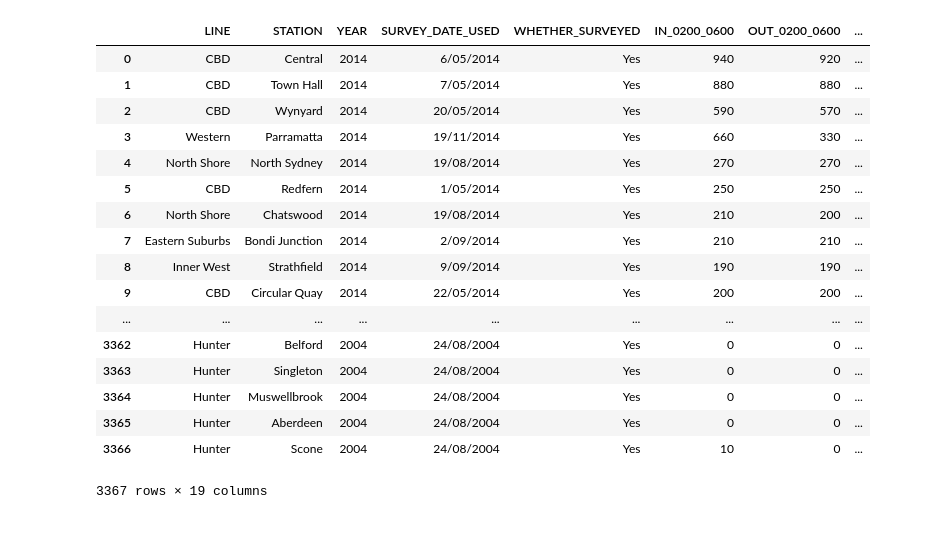
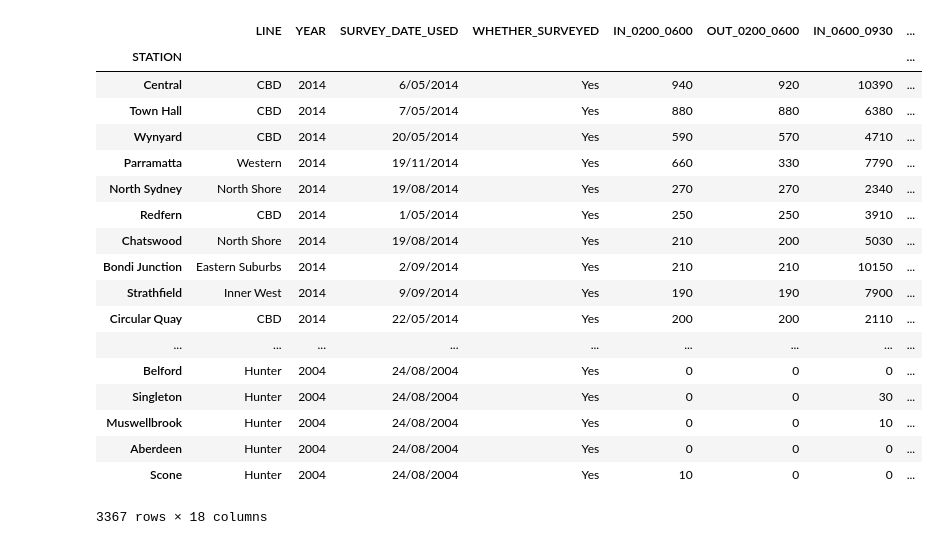
Before and after one commit to BastienZag/ga-datascience-weeks, a Jupyter notebook: week1-b/Load data from CSV.ipynb, the cells around one changed output. Saved outputs shown, nothing was run; the diff lists cells and outputs as text; code cells hidden in the pictures.

```diff
--- a/week1-b/Load data from CSV.ipynb
+++ b/week1-b/Load data from CSV.ipynb
@@ -1,23 +1,25 @@
 # %%
 import pandas
 # %%
-pandas.read_csv('../../SYD_DAT_7/data/sydtrains.csv')
+sydtrains = pandas.read_csv('../../SYD_DAT_7/data/sydtrains.csv', index_col=1)
+sydtrains
 # %% [output]
-|  | LINE | STATION | YEAR | SURVEY_DATE_USED | WHETHER_SURVEYED | IN_0200_0600 | OUT_0200_0600 | ... |
-| 0 | CBD | Central | 2014 | 6/05/2014 | Yes | 940 | 920 | ... |
-| 1 | CBD | Town Hall | 2014 | 7/05/2014 | Yes | 880 | 880 | ... |
-| 2 | CBD | Wynyard | 2014 | 20/05/2014 | Yes | 590 | 570 | ... |
-| 3 | Western | Parramatta | 2014 | 19/11/2014 | Yes | 660 | 330 | ... |
-| 4 | North Shore | North Sydney | 2014 | 19/08/2014 | Yes | 270 | 270 | ... |
-| 5 | CBD | Redfern | 2014 | 1/05/2014 | Yes | 250 | 250 | ... |
-| 6 | North Shore | Chatswood | 2014 | 19/08/2014 | Yes | 210 | 200 | ... |
-| 7 | Eastern Suburbs | Bondi Junction | 2014 | 2/09/2014 | Yes | 210 | 210 | ... |
-| 8 | Inner West | Strathfield | 2014 | 9/09/2014 | Yes | 190 | 190 | ... |
-| 9 | CBD | Circular Quay | 2014 | 22/05/2014 | Yes | 200 | 200 | ... |
+|  | LINE | YEAR | SURVEY_DATE_USED | WHETHER_SURVEYED | IN_0200_0600 | OUT_0200_0600 | IN_0600_0930 | ... |
+| STATION |  |  |  |  |  |  |  | ... |
+| Central | CBD | 2014 | 6/05/2014 | Yes | 940 | 920 | 10390 | ... |
+| Town Hall | CBD | 2014 | 7/05/2014 | Yes | 880 | 880 | 6380 | ... |
+| Wynyard | CBD | 2014 | 20/05/2014 | Yes | 590 | 570 | 4710 | ... |
+| Parramatta | Western | 2014 | 19/11/2014 | Yes | 660 | 330 | 7790 | ... |
+| North Sydney | North Shore | 2014 | 19/08/2014 | Yes | 270 | 270 | 2340 | ... |
+| Redfern | CBD | 2014 | 1/05/2014 | Yes | 250 | 250 | 3910 | ... |
+| Chatswood | North Shore | 2014 | 19/08/2014 | Yes | 210 | 200 | 5030 | ... |
+| Bondi Junction | Eastern Suburbs | 2014 | 2/09/2014 | Yes | 210 | 210 | 10150 | ... |
+| Strathfield | Inner West | 2014 | 9/09/2014 | Yes | 190 | 190 | 7900 | ... |
+| Circular Quay | CBD | 2014 | 22/05/2014 | Yes | 200 | 200 | 2110 | ... |
 | ... | ... | ... | ... | ... | ... | ... | ... | ... |
-| 3362 | Hunter | Belford | 2004 | 24/08/2004 | Yes | 0 | 0 | ... |
-| 3363 | Hunter | Singleton | 2004 | 24/08/2004 | Yes | 0 | 0 | ... |
-| 3364 | Hunter | Muswellbrook | 2004 | 24/08/2004 | Yes | 0 | 0 | ... |
-| 3365 | Hunter | Aberdeen | 2004 | 24/08/2004 | Yes | 0 | 0 | ... |
-| 3366 | Hunter | Scone | 2004 | 24/08/2004 | Yes | 10 | 0 | ... |
+| Belford | Hunter | 2004 | 24/08/2004 | Yes | 0 | 0 | 0 | ... |
+| Singleton | Hunter | 2004 | 24/08/2004 | Yes | 0 | 0 | 30 | ... |
+| Muswellbrook | Hunter | 2004 | 24/08/2004 | Yes | 0 | 0 | 10 | ... |
+| Aberdeen | Hunter | 2004 | 24/08/2004 | Yes | 0 | 0 | 0 | ... |
+| Scone | Hunter | 2004 | 24/08/2004 | Yes | 10 | 0 | 0 | ... |
-3367 rows × 19 columns
+3367 rows × 18 columns
```
Also changed, not shown: parts of 1 cell of this notebook, 6 other files.
